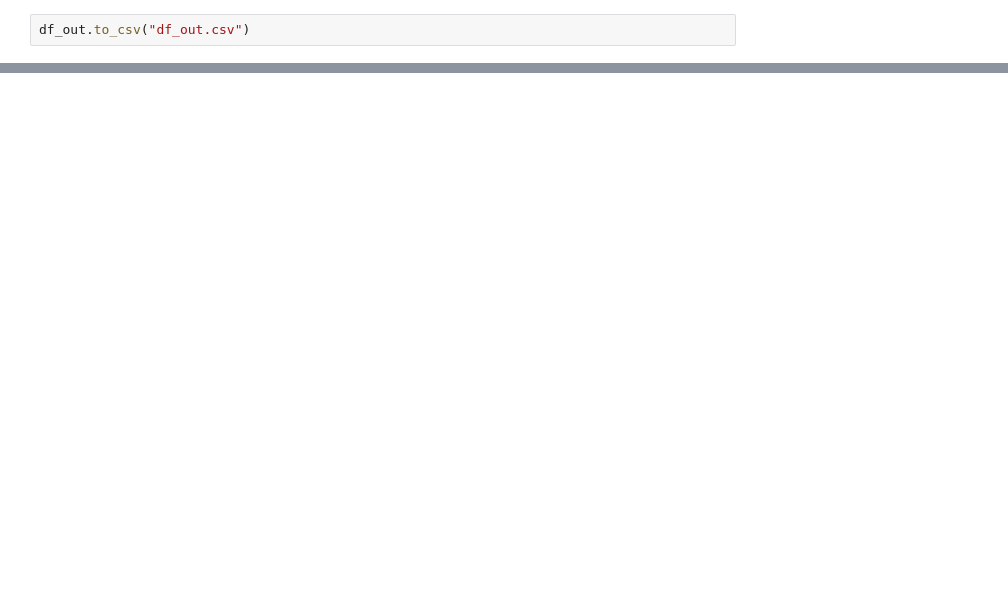
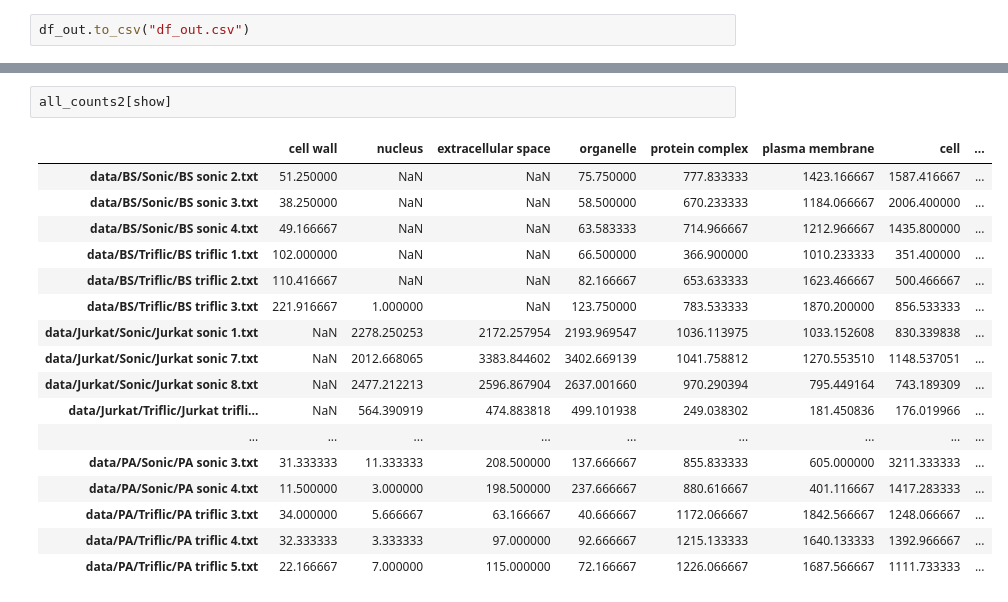
Before and after one commit to stuppie/triflic, a Jupyter notebook: analysis_Jurkat_PA_BF_1FP_GlcNAc/get_counts.ipynb, the cells around one changed output, grey strips where cells are left out. Saved outputs shown, nothing was run; the diff lists cells and outputs as text; blank space fills up the shorter version.

```diff
--- a/analysis_Jurkat_PA_BF_1FP_GlcNAc/get_counts.ipynb
+++ b/analysis_Jurkat_PA_BF_1FP_GlcNAc/get_counts.ipynb
@@ -139,0 +209,20 @@ df_out.to_csv("df_out.csv")
+# %%
+all_counts2[show]
+# %% [output]
+|  | cell wall | nucleus | extracellular space | organelle | protein complex | plasma membrane | cell | ... |
+| data/BS/Sonic/BS sonic 2.txt | 51.250000 | NaN | NaN | 75.750000 | 777.833333 | 1423.166667 | 1587.416667 | ... |
+| data/BS/Sonic/BS sonic 3.txt | 38.250000 | NaN | NaN | 58.500000 | 670.233333 | 1184.066667 | 2006.400000 | ... |
+| data/BS/Sonic/BS sonic 4.txt | 49.166667 | NaN | NaN | 63.583333 | 714.966667 | 1212.966667 | 1435.800000 | ... |
+| data/BS/Triflic/BS triflic 1.txt | 102.000000 | NaN | NaN | 66.500000 | 366.900000 | 1010.233333 | 351.400000 | ... |
+| data/BS/Triflic/BS triflic 2.txt | 110.416667 | NaN | NaN | 82.166667 | 653.633333 | 1623.466667 | 500.466667 | ... |
+| data/BS/Triflic/BS triflic 3.txt | 221.916667 | 1.000000 | NaN | 123.750000 | 783.533333 | 1870.200000 | 856.533333 | ... |
+| data/Jurkat/Sonic/Jurkat sonic 1.txt | NaN | 2278.250253 | 2172.257954 | 2193.969547 | 1036.113975 | 1033.152608 | 830.339838 | ... |
+| data/Jurkat/Sonic/Jurkat sonic 7.txt | NaN | 2012.668065 | 3383.844602 | 3402.669139 | 1041.758812 | 1270.553510 | 1148.537051 | ... |
+| data/Jurkat/Sonic/Jurkat sonic 8.txt | NaN | 2477.212213 | 2596.867904 | 2637.001660 | 970.290394 | 795.449164 | 743.189309 | ... |
+| data/Jurkat/Triflic/Jurkat trifli... | NaN | 564.390919 | 474.883818 | 499.101938 | 249.038302 | 181.450836 | 176.019966 | ... |
+| ... | ... | ... | ... | ... | ... | ... | ... | ... |
+| data/PA/Sonic/PA sonic 3.txt | 31.333333 | 11.333333 | 208.500000 | 137.666667 | 855.833333 | 605.000000 | 3211.333333 | ... |
+| data/PA/Sonic/PA sonic 4.txt | 11.500000 | 3.000000 | 198.500000 | 237.666667 | 880.616667 | 401.116667 | 1417.283333 | ... |
+| data/PA/Triflic/PA triflic 3.txt | 34.000000 | 5.666667 | 63.166667 | 40.666667 | 1172.066667 | 1842.566667 | 1248.066667 | ... |
+| data/PA/Triflic/PA triflic 4.txt | 32.333333 | 3.333333 | 97.000000 | 92.666667 | 1215.133333 | 1640.133333 | 1392.966667 | ... |
+| data/PA/Triflic/PA triflic 5.txt | 22.166667 | 7.000000 | 115.000000 | 72.166667 | 1226.066667 | 1687.566667 | 1111.733333 | ... |
```
Also changed, not shown: parts of 9 cells of this notebook, 21 other files.
